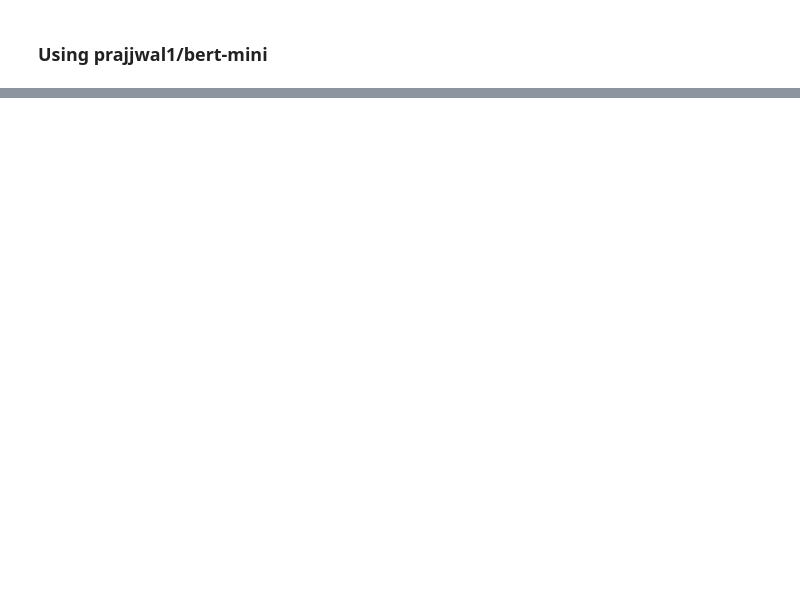
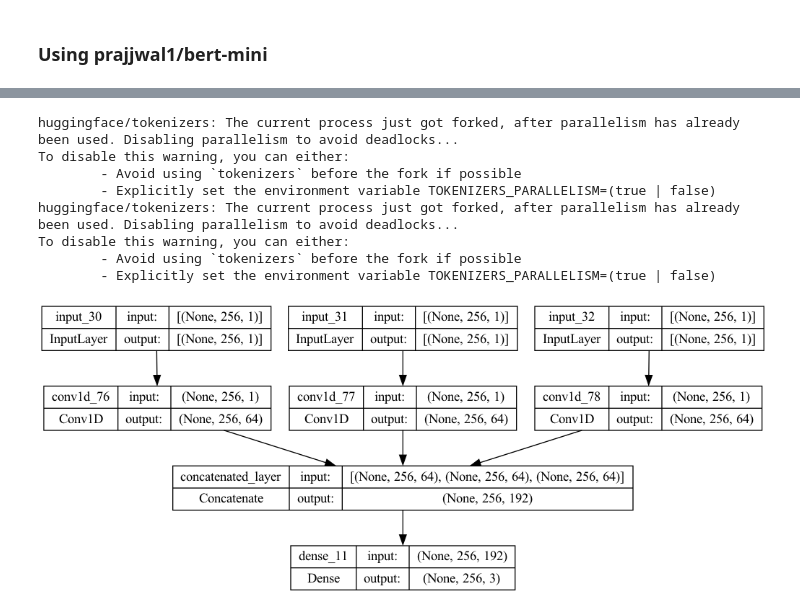
Before and after one commit to bhanuprasanna527/Bert-Fine-Tuning-for-Financial-Sentimental-Analysis, a Jupyter notebook: SA.ipynb, the cells around one changed output, grey strips where cells are left out. Drawn from its saved outputs; the diff is of its cells as text; code cells hidden in the pictures; blank space fills up the shorter version.

```diff
--- a/SA.ipynb
+++ b/SA.ipynb
@@ -396,0 +533,27 @@ torch.Size([1, 768])
+# %%
+input_img1 = Input(shape=(256,1))
+x1 = Conv1D(64, 3, activation='relu', dilation_rate=1, padding='same')(input_img1)
+
+input_img2 = Input(shape=(256,1))
+x2 = Conv1D(64, 3, activation='relu', dilation_rate=2, padding='same')(input_img2)
+
+input_img3 = Input(shape=(256,1))
+x3 = Conv1D(64, 3, activation='relu', dilation_rate=3, padding='same')(input_img3)
+
+a_b = concatenate([x1, x2, x3],name="concatenated_layer")
+
+output = Dense(3, activation=tf.nn.softmax)(a_b)
+
+model = Model([input_img1, input_img2, input_img3], output)
+
+plot_model(model,to_file='demo.png',show_shapes=True)
+# %% [output]
+huggingface/tokenizers: The current process just got forked, after parallelism has already been used. Disabling parallelism to avoid deadlocks...
+To disable this warning, you can either:
+        - Avoid using `tokenizers` before the fork if possible
+        - Explicitly set the environment variable TOKENIZERS_PARALLELISM=(true | false)
+huggingface/tokenizers: The current process just got forked, after parallelism has already been used. Disabling parallelism to avoid deadlocks...
+To disable this warning, you can either:
+        - Avoid using `tokenizers` before the fork if possible
+        - Explicitly set the environment variable TOKENIZERS_PARALLELISM=(true | false)
+[figure, added]
```
Also changed, not shown: parts of 39 cells of this notebook.
